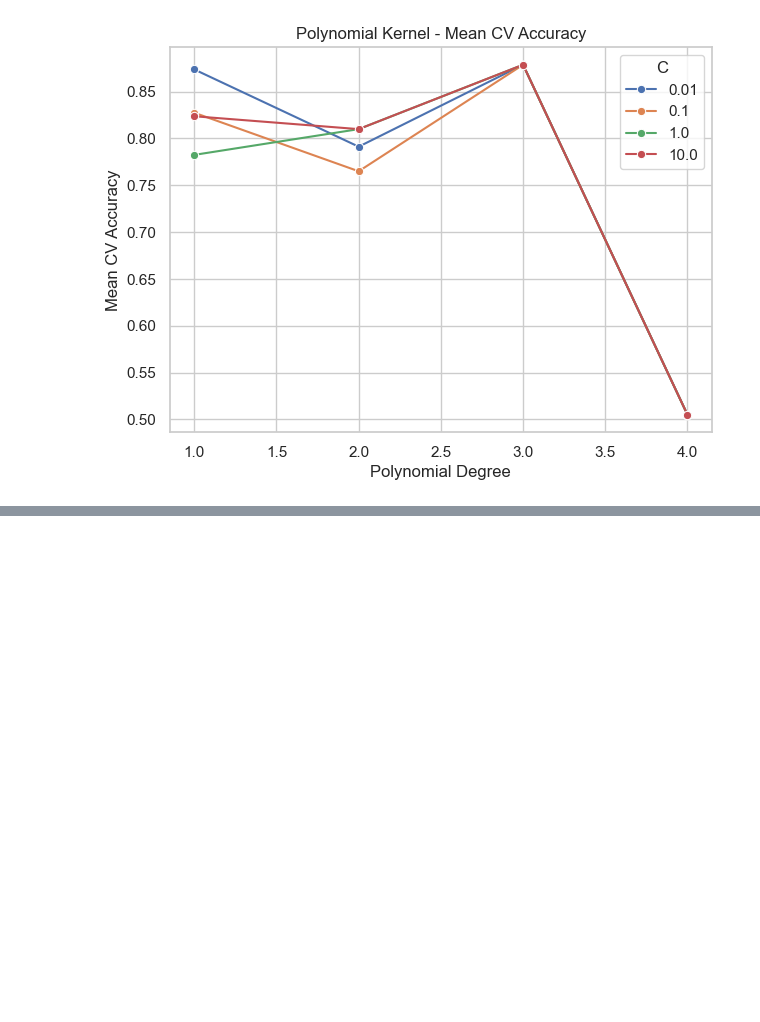
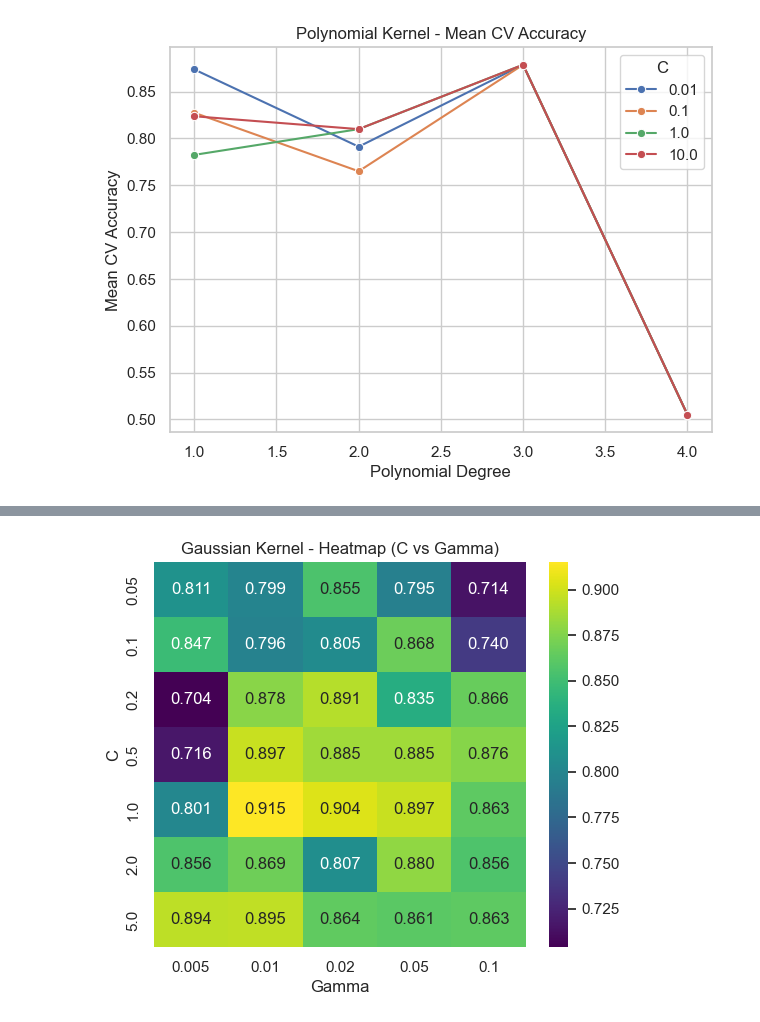
Before and after one commit to gheb02/Optimization-Methods-for-Data-Science, a Jupyter notebook: SVM_part.ipynb, the cells around one changed output, grey strips where cells are left out. Saved outputs shown, nothing was run; the diff lists cells and outputs as text; code cells hidden in the pictures; blank space fills up the shorter version.

```diff
--- a/SVM_part.ipynb
+++ b/SVM_part.ipynb
@@ -1105,0 +1221,12 @@ if not poly_df.empty:
+# %%
+gaussian_df = results_df[results_df['kernel'] == 'Gaussian']
+if not gaussian_df.empty:
+    pivot_table = gaussian_df.pivot(index='C', columns='gamma', values='mean_score')
+    plt.figure(figsize=(6, 5))
+    sns.heatmap(pivot_table, annot=True, fmt=".3f", cmap="viridis")
+    plt.title("Gaussian Kernel - Heatmap (C vs Gamma)")
+    plt.xlabel("Gamma")
+    plt.ylabel("C")
+    plt.show()
+# %% [output]
+[figure, added]
```
Also changed, not shown: parts of 9 cells of this notebook.
